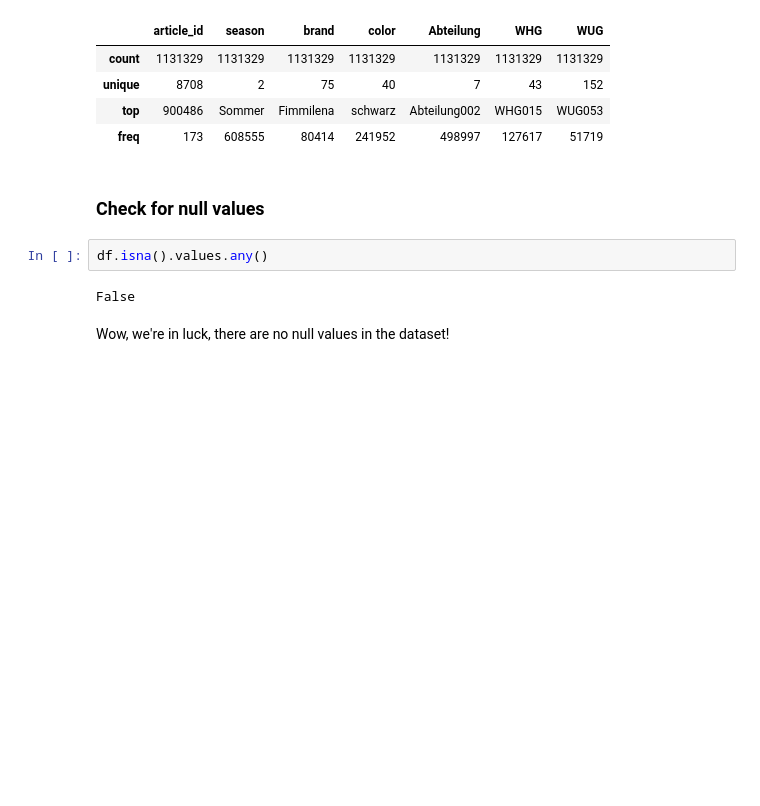
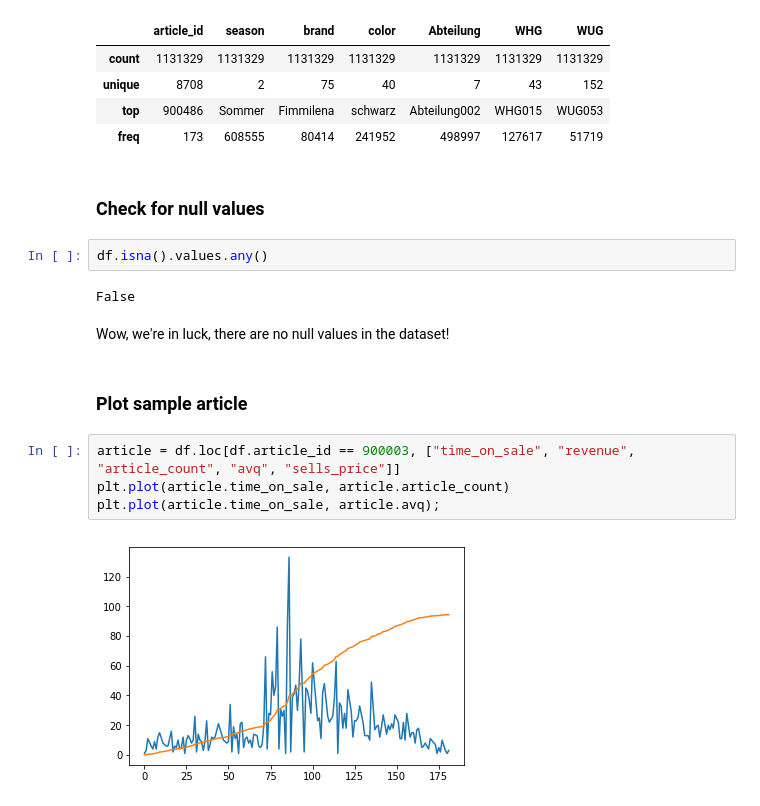
Before and after one commit to indyfree/tailor, a Jupyter notebook: notebooks/01-exploration-tailorit.ipynb, the cells around one changed output. Cells and saved outputs as stored; diff of their text form; blank space fills up the shorter version.

Commit message:
Add sample plot

```diff
--- a/notebooks/01-exploration-tailorit.ipynb
+++ b/notebooks/01-exploration-tailorit.ipynb
@@ -72,3 +70,11 @@ df.isna().values.any()
 False
 # %% [markdown]
 Wow, we're in luck, there are no null values in the dataset!
+# %% [markdown]
+### Plot sample article
+# %%
+article = df.loc[df.article_id == 900003, ["time_on_sale", "revenue", "article_count", "avq", "sells_price"]]
+plt.plot(article.time_on_sale, article.article_count)
+plt.plot(article.time_on_sale, article.avq);
+# %% [output]
+[figure, added]
```
Also changed, not shown: parts of 2 cells of this notebook, 1 other file.
